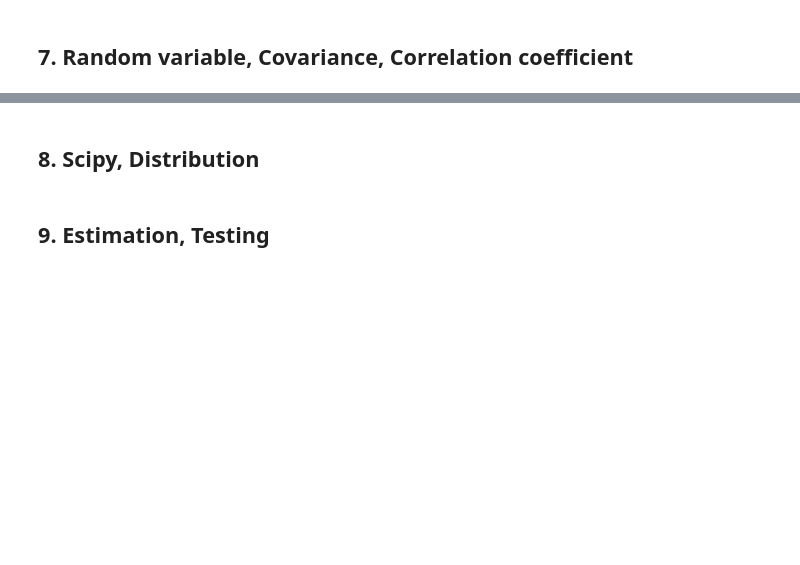
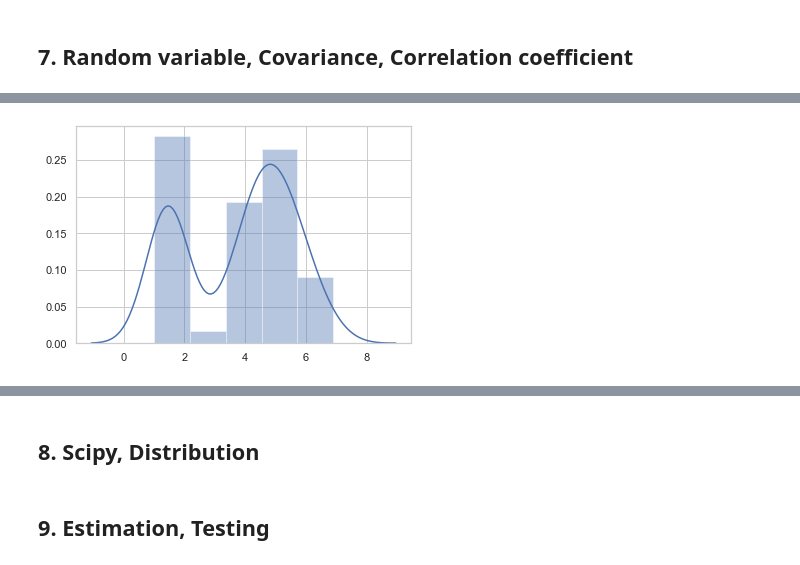
Before and after one commit to KIMS-Github/TIL_, a Jupyter notebook: math/Math_Test_1_2_3/Math_test_part2.ipynb, the cells around one changed output, grey strips where cells are left out. Cells and saved outputs as stored; diff of their text form; code cells hidden in the pictures; blank space fills up the shorter version.

```diff
--- a/math/Math_Test_1_2_3/Math_test_part2.ipynb
+++ b/math/Math_Test_1_2_3/Math_test_part2.ipynb
@@ -29,0 +149,3 @@ math_schedule[5:18]
+# %%
+petal_l = df['petal length (cm)'].values # value extract
+petal_l
@@ -29,0 +165,6 @@ math_schedule[5:18]
+# %%
+sns.distplot(petal_l)
+plt.show()
+%matplotlib inline
+# %% [output]
+[figure, added]
```
Also changed, not shown: parts of 22 cells of this notebook, 1 other file.
